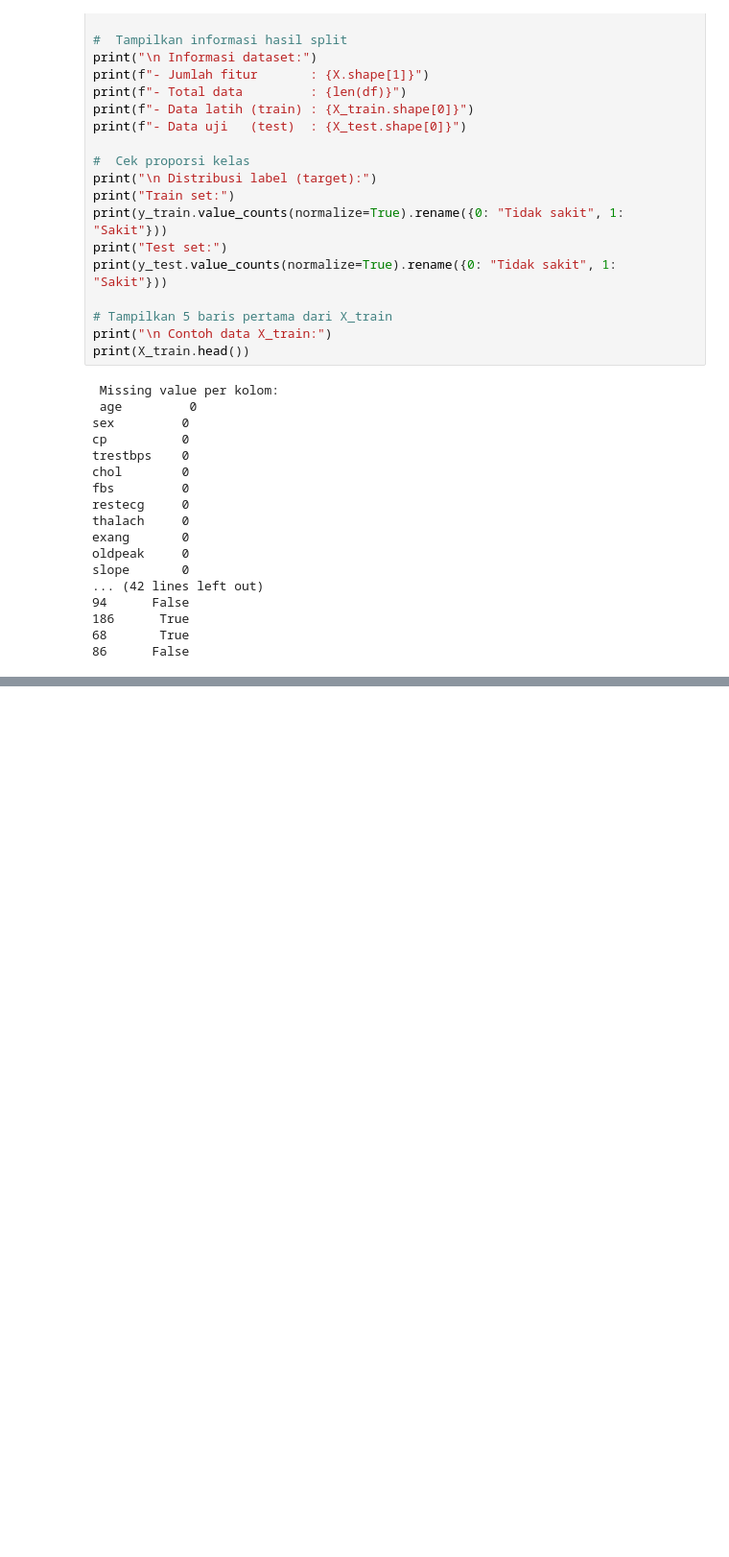
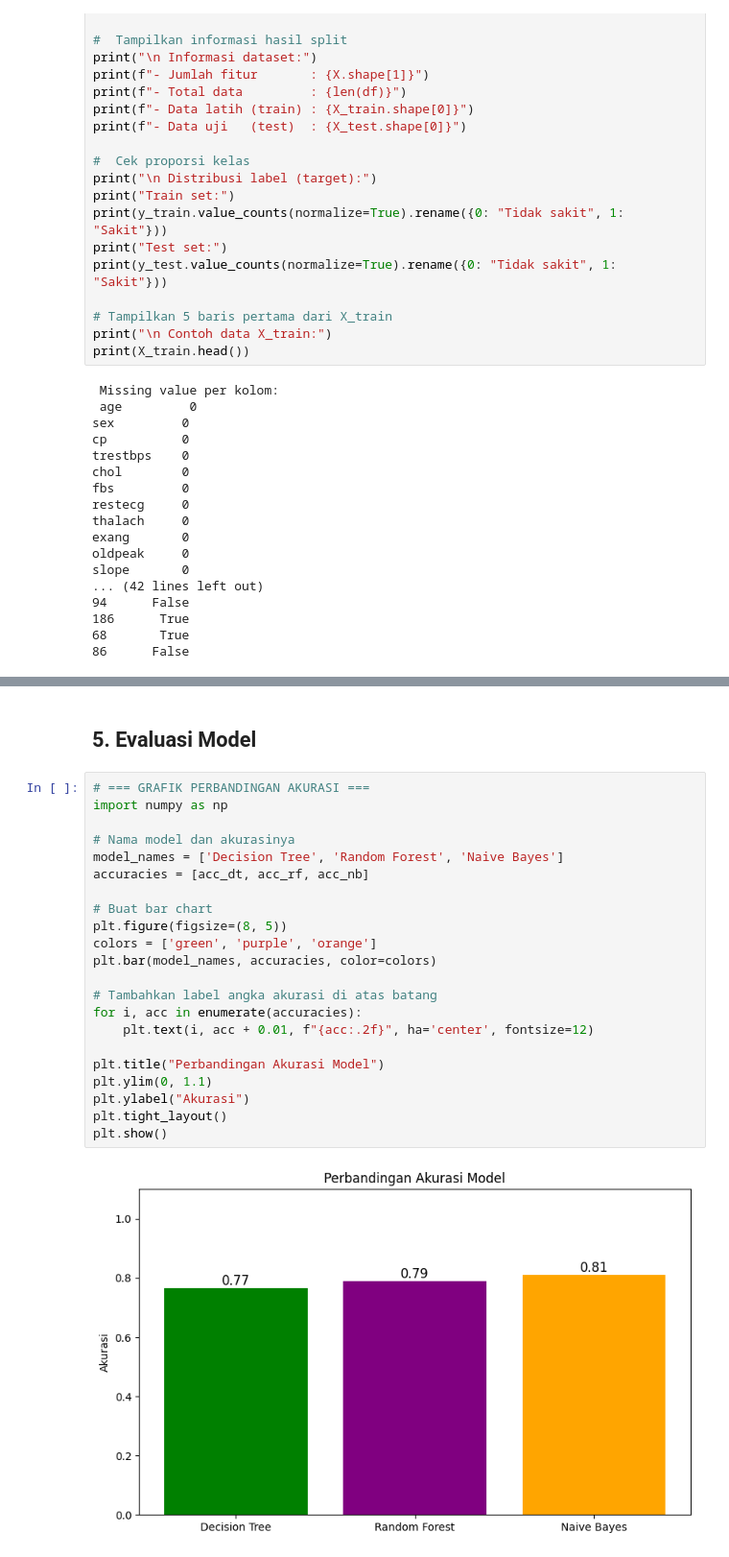
Before and after one commit to HERLYNABILASAHQIPUTRIWANDANI/pendata, a Jupyter notebook: _sources/tugas_pra_uas.ipynb, the cells around one changed output, grey strips where cells are left out. Shown at 96% size. Cells and saved outputs as stored; diff of their text form; blank space fills up the shorter version.

```diff
--- a/_sources/tugas_pra_uas.ipynb
+++ b/_sources/tugas_pra_uas.ipynb
@@ -418,0 +514,26 @@ ROC AUC Score: 0.8653273809523809
+# %% [markdown]
+## 5.	Evaluasi Model
+# %%
+# === GRAFIK PERBANDINGAN AKURASI ===
+import numpy as np
+
+# Nama model dan akurasinya
+model_names = ['Decision Tree', 'Random Forest', 'Naive Bayes']
+accuracies = [acc_dt, acc_rf, acc_nb]
+
+# Buat bar chart
+plt.figure(figsize=(8, 5))
+colors = ['green', 'purple', 'orange']
+plt.bar(model_names, accuracies, color=colors)
+
+# Tambahkan label angka akurasi di atas batang
+for i, acc in enumerate(accuracies):
+    plt.text(i, acc + 0.01, f"{acc:.2f}", ha='center', fontsize=12)
+
+plt.title("Perbandingan Akurasi Model")
+plt.ylim(0, 1.1)
+plt.ylabel("Akurasi")
+plt.tight_layout()
+plt.show()
+# %% [output]
+[figure, added]
```
Also changed, not shown: parts of 10 cells of this notebook, 14 other files.
